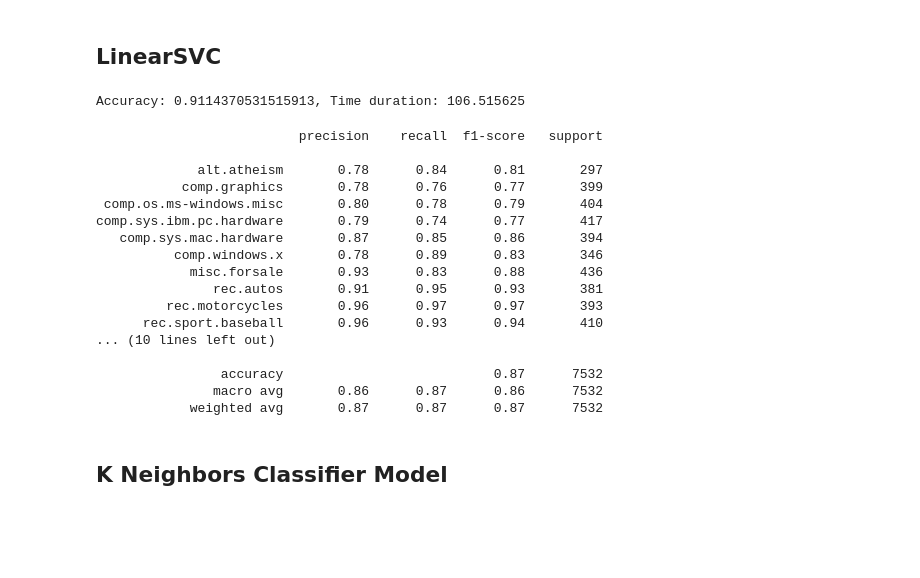
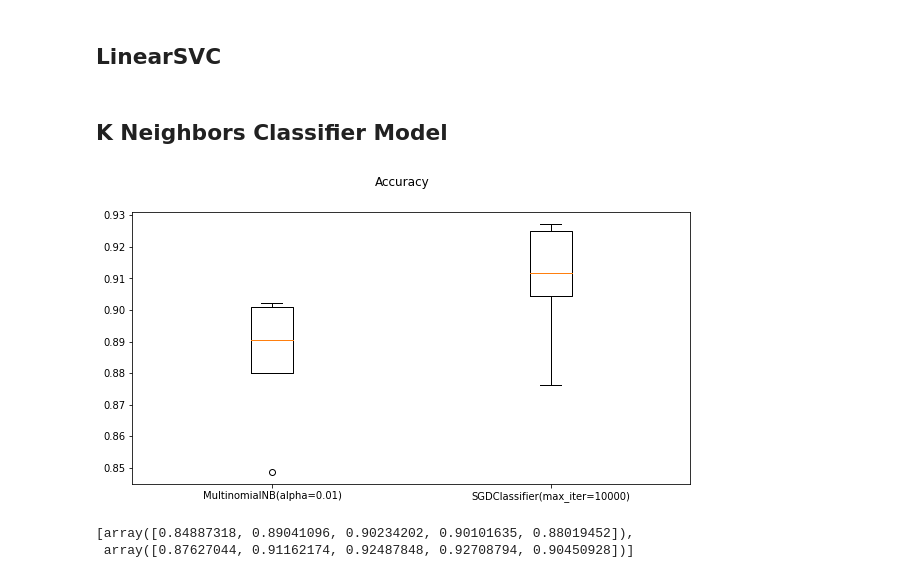
Before and after one commit to kurogo-nguyen/BTL-NLP, a Jupyter notebook: TF-IDF_3gram.ipynb, the cells around one changed output. Drawn from its saved outputs; the diff is of its cells as text; code cells hidden in the pictures; blank space fills up the shorter version.

```diff
--- a/TF-IDF_3gram.ipynb
+++ b/TF-IDF_3gram.ipynb
@@ -138,8 +157,13 @@ from sklearn.svm import LinearSVC
 # %%
 tfidf_vec = TfidfVectorizer(stop_words='english',sublinear_tf=True,ngram_range=(1, 3))
 # Caculate accuracy of model
+results = []
+names = []
 def acc_score(model):
-    return np.mean(cross_val_score(model,X_train,Y_train,scoring="accuracy"))
+    cv_results = cross_val_score(model,X_train,Y_train,scoring="accuracy")
+    names.append(model.named_steps.model)
+    results.append(cv_results)
+    return np.mean(cv_results)
 # %%
 KNNparams = {
        'knnclf__n_neighbors': (5, 10, 100),
@@ -226,37 +250,17 @@ comp.sys.ibm.pc.hardware       0.77      0.77      0.77       392
 # %% [markdown]
 ## LinearSVC
 # %%
-SVC = Pipeline([
-    ('tfidf',tfidf_vec),
-    ('SVCclf', LinearSVC(C=10))
-])
-start = time.process_time()
-SVC.fit(X_train, Y_train)
-end = time.process_time()
-print("Accuracy: " + str(acc_score(SVC)) + ", Time duration: " + str(end - start))
+# SVC = Pipeline([
+#     ('tfidf',tfidf_vec),
+#     ('model', LinearSVC(C=10))
+# ])
+# start = time.process_time()
+# SVC.fit(X_train, Y_train)
+# end = time.process_time()
+# print("Accuracy: " + str(acc_score(SVC)) + ", Time duration: " + str(end - start))
-# %% [output]
-Accuracy: 0.9114370531515913, Time duration: 106.515625
 # %%
-Y_pred = SVC.predict(X_test)
-print(classification_report(Y_pred,Y_test))
+# Y_pred = SVC.predict(X_test)
+# print(classification_report(Y_pred,Y_test))
-# %% [output]
-                          precision    recall  f1-score   support
-
-             alt.atheism       0.78      0.84      0.81       297
-           comp.graphics       0.78      0.76      0.77       399
- comp.os.ms-windows.misc       0.80      0.78      0.79       404
-comp.sys.ibm.pc.hardware       0.79      0.74      0.77       417
-   comp.sys.mac.hardware       0.87      0.85      0.86       394
-          comp.windows.x       0.78      0.89      0.83       346
-            misc.forsale       0.93      0.83      0.88       436
-               rec.autos       0.91      0.95      0.93       381
-         rec.motorcycles       0.96      0.97      0.97       393
-      rec.sport.baseball       0.96      0.93      0.94       410
-... (10 lines left out)
-
-                accuracy                           0.87      7532
-               macro avg       0.86      0.87      0.86      7532
-            weighted avg       0.87      0.87      0.87      7532
 # %% [markdown]
 ## K Neighbors Classifier Model
 # %%
@@ -273,3 +277,17 @@ comp.sys.ibm.pc.hardware       0.79      0.74      0.77       417
 # %%
 #Y_pred = KNN.predict(X_test)
 #print(classification_report(Y_pred,Y_test))
+# %%
+fig = plt.figure(figsize=(10,5))
+fig.suptitle('Accuracy')
+ax = fig.add_subplot(111)
+plt.boxplot(results)
+ax.set_xticklabels(names)
+plt.show()
+# %% [output]
+[figure, added]
+# %%
+results
+# %% [output]
+[array([0.84887318, 0.89041096, 0.90234202, 0.90101635, 0.88019452]),
+ array([0.87627044, 0.91162174, 0.92487848, 0.92708794, 0.90450928])]
```
Also changed, not shown: parts of 11 cells of this notebook, 1 other file.
